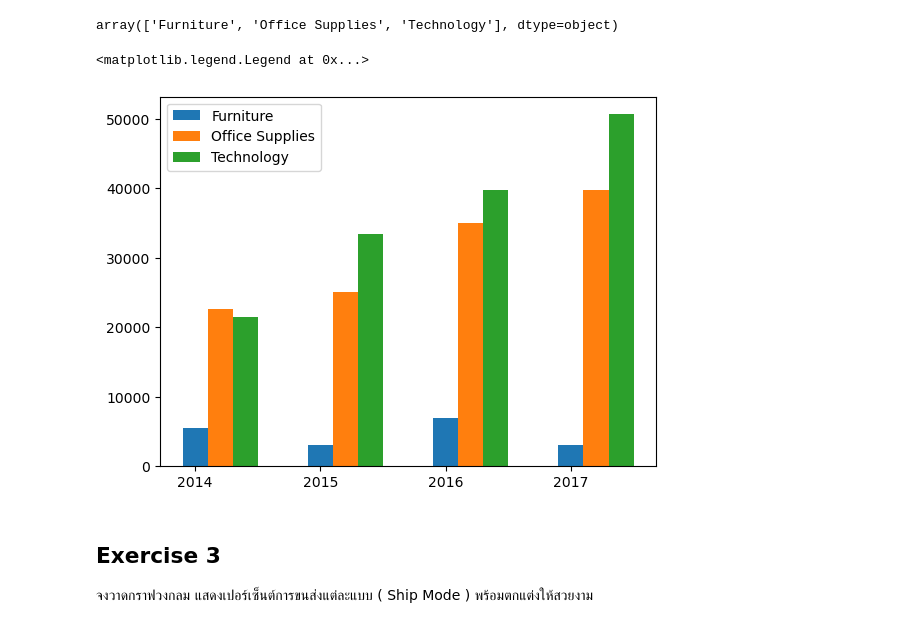
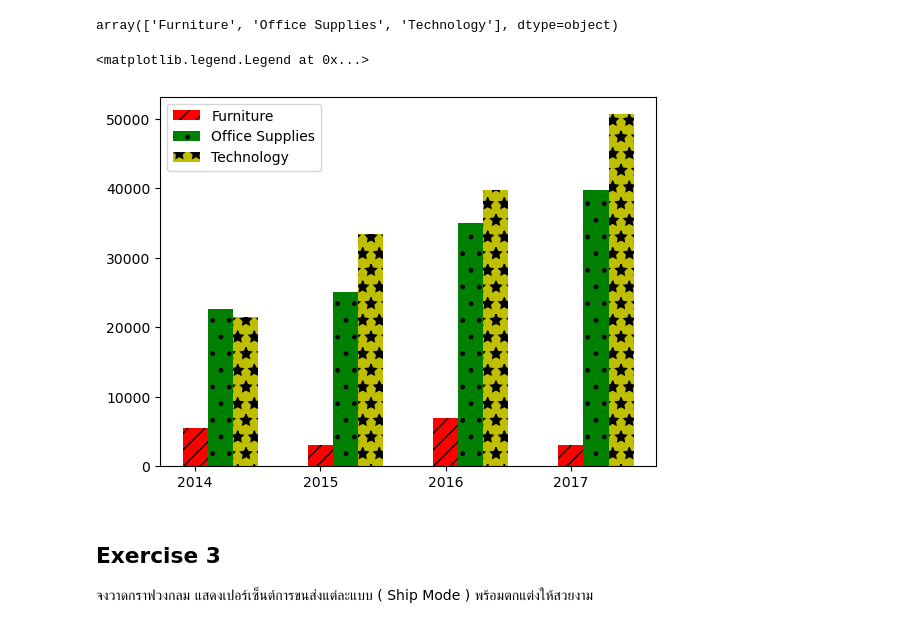
Before and after one commit to N0Z3I/01418323-Data-Science, a Jupyter notebook: Lab/IDS - Lab 6.ipynb, the cells around one changed output. Cells and saved outputs as stored; diff of their text form; code cells hidden in the pictures.

```diff
--- a/Lab/IDS - Lab 6.ipynb
+++ b/Lab/IDS - Lab 6.ipynb
@@ -72,18 +72,18 @@ array(['Furniture', 'Office Supplies', 'Technology'], dtype=object)
 # %%
 arr_df = {}
 for i in range(0,df['Category'].nunique()) :
     arr_df[df['Category'].unique()[i]] = df[ df['Category'] == df['Category'].unique()[i] ].groupby('Year').sum()['Profit']
 
 bw=0.2
 
-plt.bar(x,arr_df["Furniture"],width=bw,label='Furniture')
-plt.bar(x+bw,arr_df["Office Supplies"],width=bw,label='Office Supplies')
-plt.bar(x+2*bw,arr_df["Technology"],width=bw,label='Technology')
+plt.bar(x,arr_df["Furniture"],width=bw,label='Furniture',color='r',alpha = 1,hatch='//')
+plt.bar(x+bw,arr_df["Office Supplies"],width=bw,label='Office Supplies',color='g',alpha = 1,hatch='.')
+plt.bar(x+2*bw,arr_df["Technology"],width=bw,label='Technology',color='y',alpha = 1,hatch='*')
 plt.xticks(np.arange(2014,2018,1))
 plt.legend(loc='best')
 # %% [output]
 <matplotlib.legend.Legend at 0x...>
-[figure, old version]
+[figure, new version]
 # %% [markdown]
 ## Exercise 3
 
```
Also changed, not shown: parts of 2 cells of this notebook.
